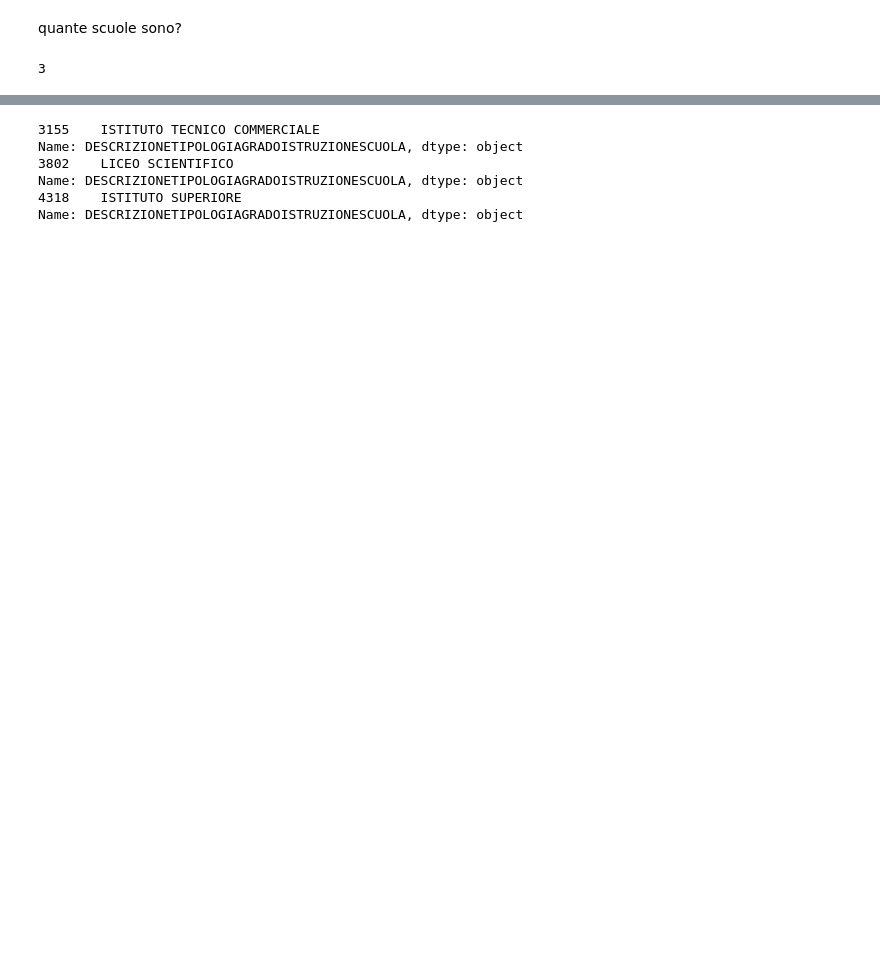
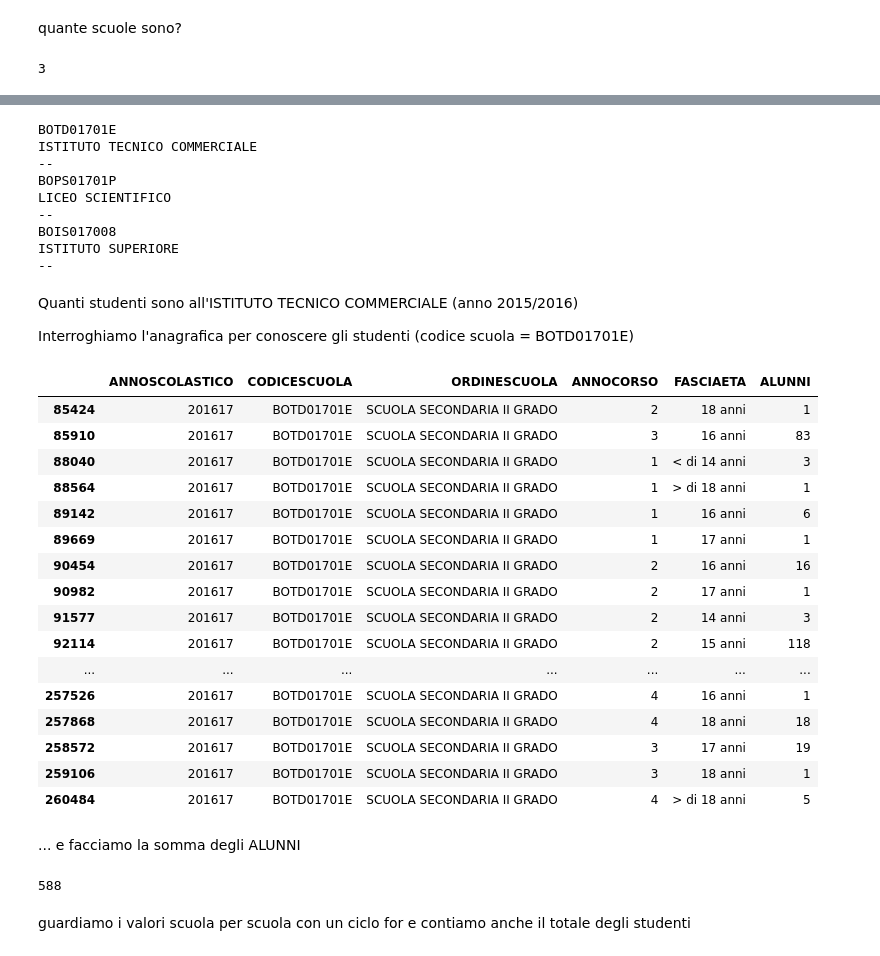
Before and after one commit to napo/opendatamiur, a Jupyter notebook: MIUR_OpenData.ipynb, the cells around one changed output, grey strips where cells are left out. Drawn from its saved outputs; the diff is of its cells as text; code cells hidden in the pictures; blank space fills up the shorter version.

```diff
--- a/MIUR_OpenData.ipynb
+++ b/MIUR_OpenData.ipynb
@@ -924,11 +979,48 @@ codici_scuole_mattei = istituto_enrico_mattei.CODICESCUOLA.values
 # %%
 for codice in codici_scuole_mattei:
     scuola = istituto_enrico_mattei[istituto_enrico_mattei.CODICESCUOLA==codice]
-    print(scuola.DESCRIZIONETIPOLOGIAGRADOISTRUZIONESCUOLA)
+    print(codice)
+    print(scuola.DESCRIZIONETIPOLOGIAGRADOISTRUZIONESCUOLA.values[0])
+    print("--")
 # %% [output]
-3155    ISTITUTO TECNICO COMMERCIALE
-Name: DESCRIZIONETIPOLOGIAGRADOISTRUZIONESCUOLA, dtype: object
-3802    LICEO SCIENTIFICO
-Name: DESCRIZIONETIPOLOGIAGRADOISTRUZIONESCUOLA, dtype: object
-4318    ISTITUTO SUPERIORE
-Name: DESCRIZIONETIPOLOGIAGRADOISTRUZIONESCUOLA, dtype: object
+BOTD01701E
+ISTITUTO TECNICO COMMERCIALE
+--
+BOPS01701P
+LICEO SCIENTIFICO
+--
+BOIS017008
+ISTITUTO SUPERIORE
+--
+# %% [markdown]
+Quanti studenti sono all'ISTITUTO TECNICO COMMERCIALE (anno 2015/2016)
+
+Interroghiamo l'anagrafica per conoscere gli studenti (codice scuola = BOTD01701E)
+# %%
+anagrafica_studenti1516[anagrafica_studenti1516.CODICESCUOLA=='BOTD01701E']
+# %% [output]
+|  | ANNOSCOLASTICO | CODICESCUOLA | ORDINESCUOLA | ANNOCORSO | FASCIAETA | ALUNNI |
+| 85424 | 201617 | BOTD01701E | SCUOLA SECONDARIA II GRADO | 2 | 18 anni | 1 |
+| 85910 | 201617 | BOTD01701E | SCUOLA SECONDARIA II GRADO | 3 | 16 anni | 83 |
+| 88040 | 201617 | BOTD01701E | SCUOLA SECONDARIA II GRADO | 1 | < di 14 anni | 3 |
+| 88564 | 201617 | BOTD01701E | SCUOLA SECONDARIA II GRADO | 1 | > di 18 anni | 1 |
+| 89142 | 201617 | BOTD01701E | SCUOLA SECONDARIA II GRADO | 1 | 16 anni | 6 |
+| 89669 | 201617 | BOTD01701E | SCUOLA SECONDARIA II GRADO | 1 | 17 anni | 1 |
+| 90454 | 201617 | BOTD01701E | SCUOLA SECONDARIA II GRADO | 2 | 16 anni | 16 |
+| 90982 | 201617 | BOTD01701E | SCUOLA SECONDARIA II GRADO | 2 | 17 anni | 1 |
+| 91577 | 201617 | BOTD01701E | SCUOLA SECONDARIA II GRADO | 2 | 14 anni | 3 |
+| 92114 | 201617 | BOTD01701E | SCUOLA SECONDARIA II GRADO | 2 | 15 anni | 118 |
+| ... | ... | ... | ... | ... | ... | ... |
+| 257526 | 201617 | BOTD01701E | SCUOLA SECONDARIA II GRADO | 4 | 16 anni | 1 |
+| 257868 | 201617 | BOTD01701E | SCUOLA SECONDARIA II GRADO | 4 | 18 anni | 18 |
+| 258572 | 201617 | BOTD01701E | SCUOLA SECONDARIA II GRADO | 3 | 17 anni | 19 |
+| 259106 | 201617 | BOTD01701E | SCUOLA SECONDARIA II GRADO | 3 | 18 anni | 1 |
+| 260484 | 201617 | BOTD01701E | SCUOLA SECONDARIA II GRADO | 4 | > di 18 anni | 5 |
+# %% [markdown]
+... e facciamo la somma degli ALUNNI
+# %%
+anagrafica_studenti1516[anagrafica_studenti1516.CODICESCUOLA=='BOTD01701E'].ALUNNI.sum()
+# %% [output]
+588
+# %% [markdown]
+guardiamo i valori scuola per scuola con un ciclo for e contiamo anche il totale degli studenti
```
Also changed, not shown: parts of 28 cells of this notebook.
